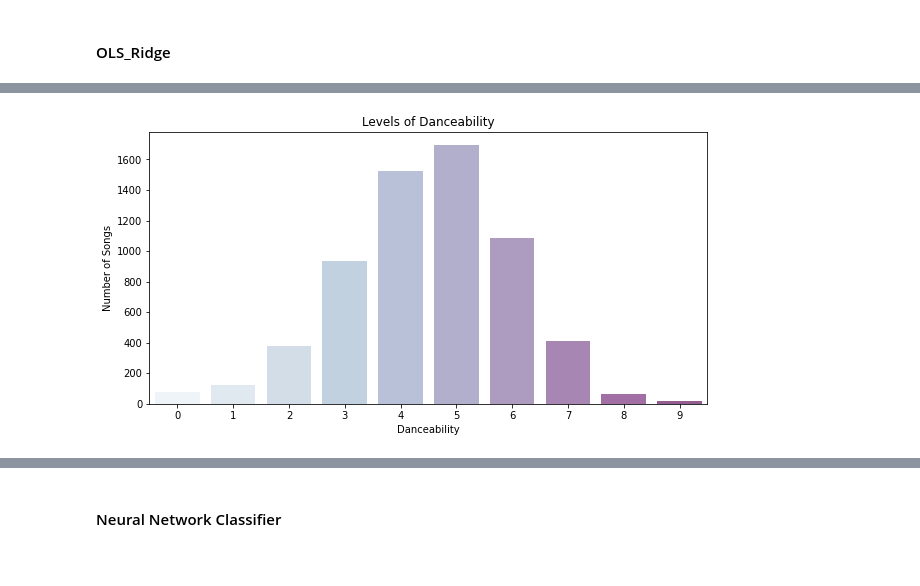
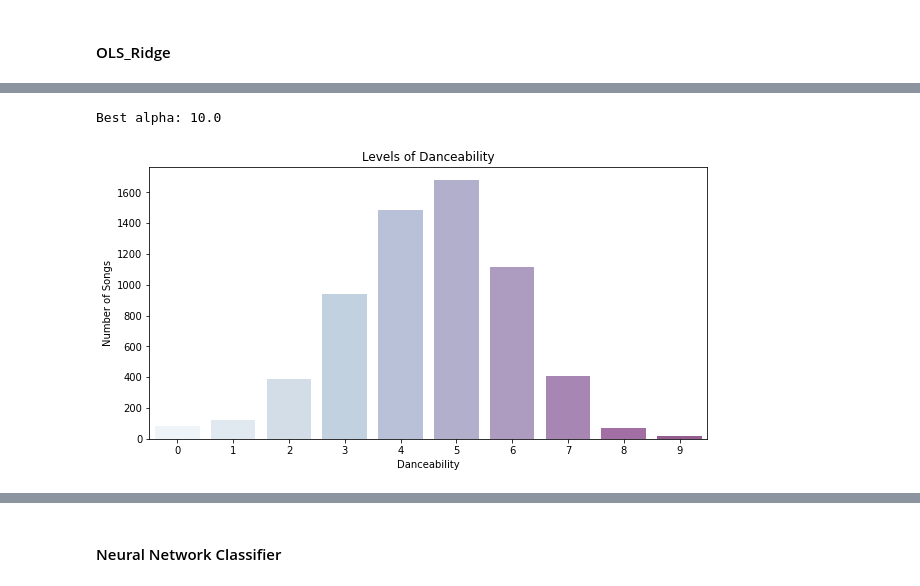
Before and after one commit to ouyang-yang/HTML, a Jupyter notebook: ML_FP2.ipynb, the cells around one changed output, grey strips where cells are left out. Cells and saved outputs as stored; diff of their text form; code cells hidden in the pictures.

```diff
--- a/ML_FP2.ipynb
+++ b/ML_FP2.ipynb
@@ -247,11 +151,31 @@ Coefficients:
-# %%
-# Target Variable Countplot
-plt.figure(figsize = (10, 5))
-sns.countplot(data=ridge_predictions_df, x="Danceability", alpha = .70, palette = "BuPu")
-plt.title("Levels of Danceability")
-plt.ylabel("Number of Songs")
-plt.show()
-
-ridge_predictions_df["Danceability"] = ridge_predictions_df["Danceability"].astype("int")
-# %% [output]
-[figure, removed]
+# %%
+from sklearn.linear_model import Ridge, RidgeCV
+
+# Perform Ridge regression
+alphas = [0.01, 0.1, 0.5, 1.0, 5.0, 10.0]  # List of alpha values to try
+ridge_cv = RidgeCV(alphas=alphas, cv=6)  # RidgeCV performs cross-validation
+ridge_cv.fit(X_tr_scaled, y_tr)
+best_alpha = ridge_cv.alpha_
+print("Best alpha:", best_alpha)  # best_alpha=10
+
+alpha = 10  # Regularization parameter
+ridge_model = Ridge(alpha=alpha)
+ridge_model.fit(X_tr_scaled, y_tr)
+
+# Make predictions on the test data
+ridge_predictions_t = ridge_model.predict(X_t_scaled)
+ridge_predictions_t = ridge_predictions_t.round().astype(int)
+ridge_predictions_t = ridge_predictions_t.clip(0, 9)
+
+ridge_predictions_df = pd.DataFrame({'id': df_t['id'], 'Danceability': ridge_predictions_t})
+ridge_predictions_df.to_csv('ridge_submission.csv', index=False)
+
+# Target Variable Countplot
+plt.figure(figsize = (10, 5))
+sns.countplot(data=ridge_predictions_df, x="Danceability", alpha = .70, palette = "BuPu")
+plt.title("Levels of Danceability")
+plt.ylabel("Number of Songs")
+plt.show()
+# %% [output]
+Best alpha: 10.0
+[figure, added]
```
Also changed, not shown: parts of 15 cells of this notebook, 26 other files.
